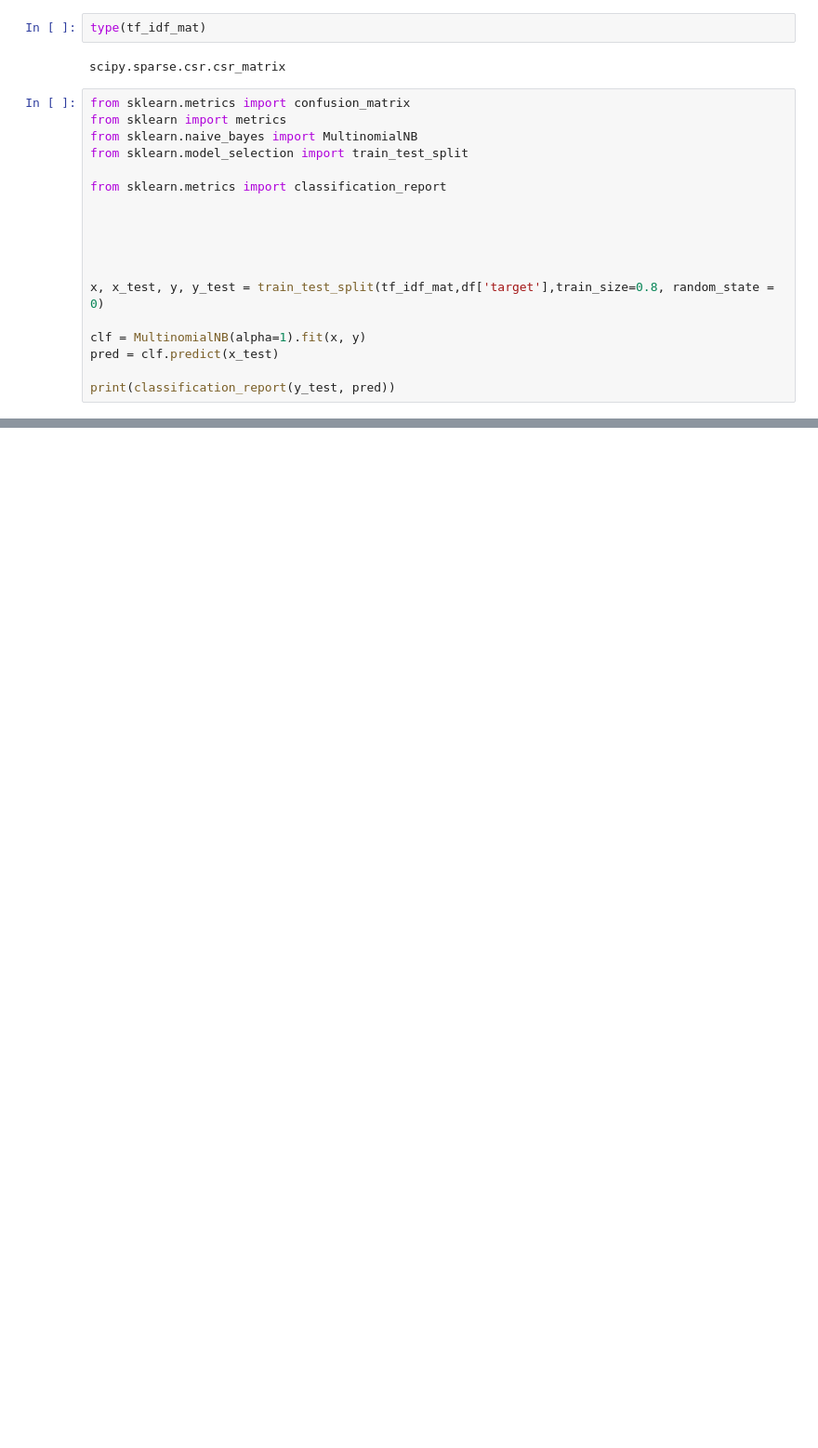
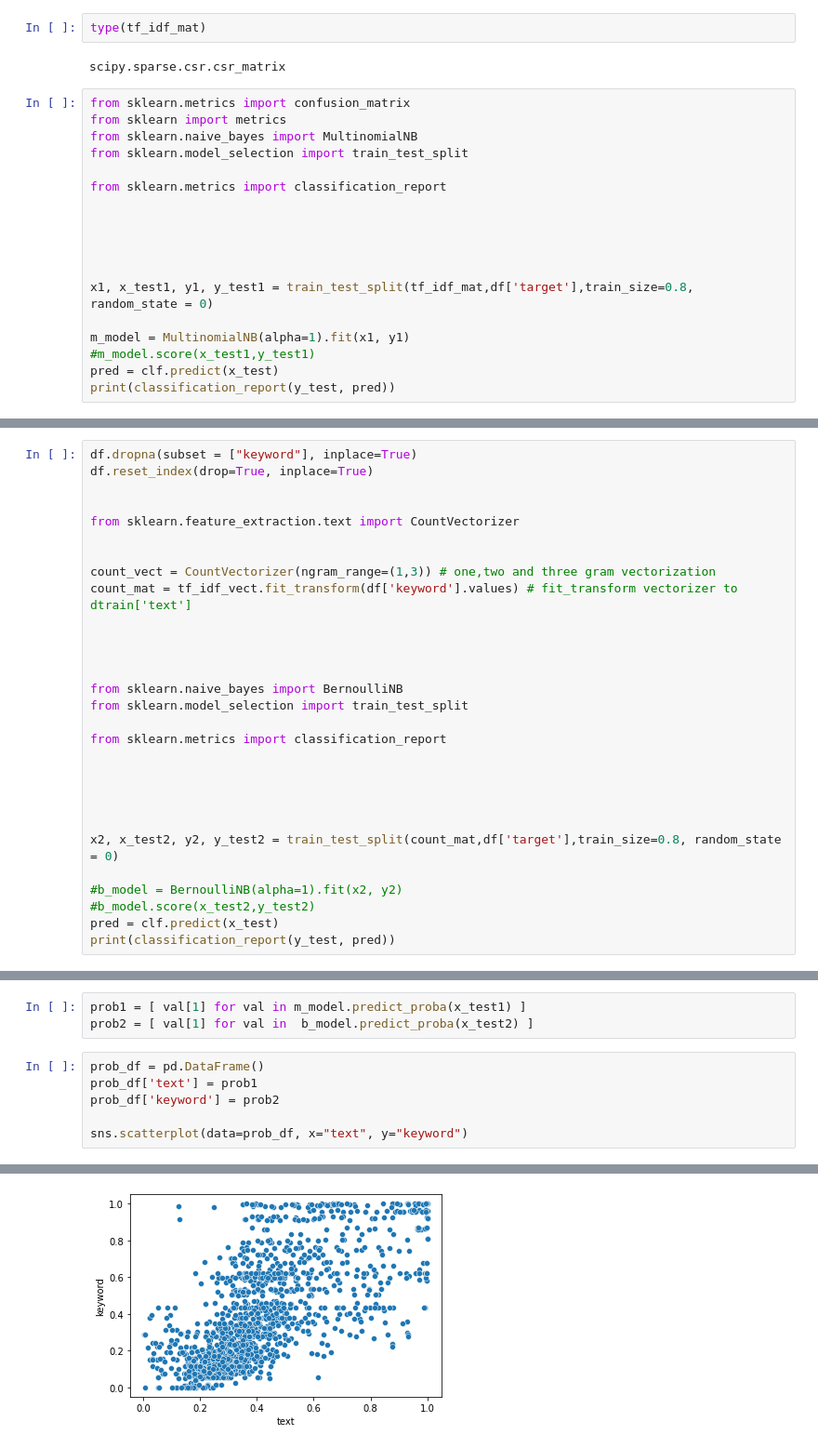
Before and after one commit to MuhammadHaiderZaidi/Checkers-Min-MAX-algorithim-optimized-by-multiprocessing, a Jupyter notebook: Copy_of_notebook.ipynb, the cells around one changed output, grey strips where cells are left out. Shown at 93% size. Drawn from its saved outputs; the diff is of its cells as text; blank space fills up the shorter version.

```diff
--- a/Copy_of_notebook.ipynb
+++ b/Copy_of_notebook.ipynb
@@ -188,11 +180,11 @@ from sklearn.metrics import classification_report
 
 
 
-x, x_test, y, y_test = train_test_split(tf_idf_mat,df['target'],train_size=0.8, random_state = 0)
+x1, x_test1, y1, y_test1 = train_test_split(tf_idf_mat,df['target'],train_size=0.8, random_state = 0)
 
-clf = MultinomialNB(alpha=1).fit(x, y)
+m_model = MultinomialNB(alpha=1).fit(x1, y1)
+#m_model.score(x_test1,y_test1)
 pred = clf.predict(x_test)
-
 print(classification_report(y_test, pred))
 # %% [output]
               precision    recall  f1-score   support
@@ -210,0 +205,29 @@ output.to_csv('my_submission.csv', index=False)
+# %%
+df.dropna(subset = ["keyword"], inplace=True)
+df.reset_index(drop=True, inplace=True)
+
+
+from sklearn.feature_extraction.text import CountVectorizer
+
+
+count_vect = CountVectorizer(ngram_range=(1,3)) # one,two and three gram vectorization
+count_mat = tf_idf_vect.fit_transform(df['keyword'].values) # fit_transform vectorizer to dtrain['text']
+
+
+
+
+from sklearn.naive_bayes import BernoulliNB
+from sklearn.model_selection import train_test_split
+
+from sklearn.metrics import classification_report
+
+
+
+
+
+x2, x_test2, y2, y_test2 = train_test_split(count_mat,df['target'],train_size=0.8, random_state = 0)
+
+#b_model = BernoulliNB(alpha=1).fit(x2, y2)
+#b_model.score(x_test2,y_test2)
+pred = clf.predict(x_test)
+print(classification_report(y_test, pred))
@@ -210,0 +243,10 @@ output.to_csv('my_submission.csv', index=False)
+# %%
+prob1 = [ val[1] for val in m_model.predict_proba(x_test1) ]
+prob2 = [ val[1] for val in  b_model.predict_proba(x_test2) ]
+# %%
+prob_df = pd.DataFrame()
+prob_df['text'] = prob1
+prob_df['keyword'] = prob2
+
+sns.scatterplot(data=prob_df, x="text", y="keyword")
+# %% [output]
@@ -210,0 +254 @@ output.to_csv('my_submission.csv', index=False)
+[figure, added]
```
Also changed, not shown: parts of 14 cells of this notebook.
